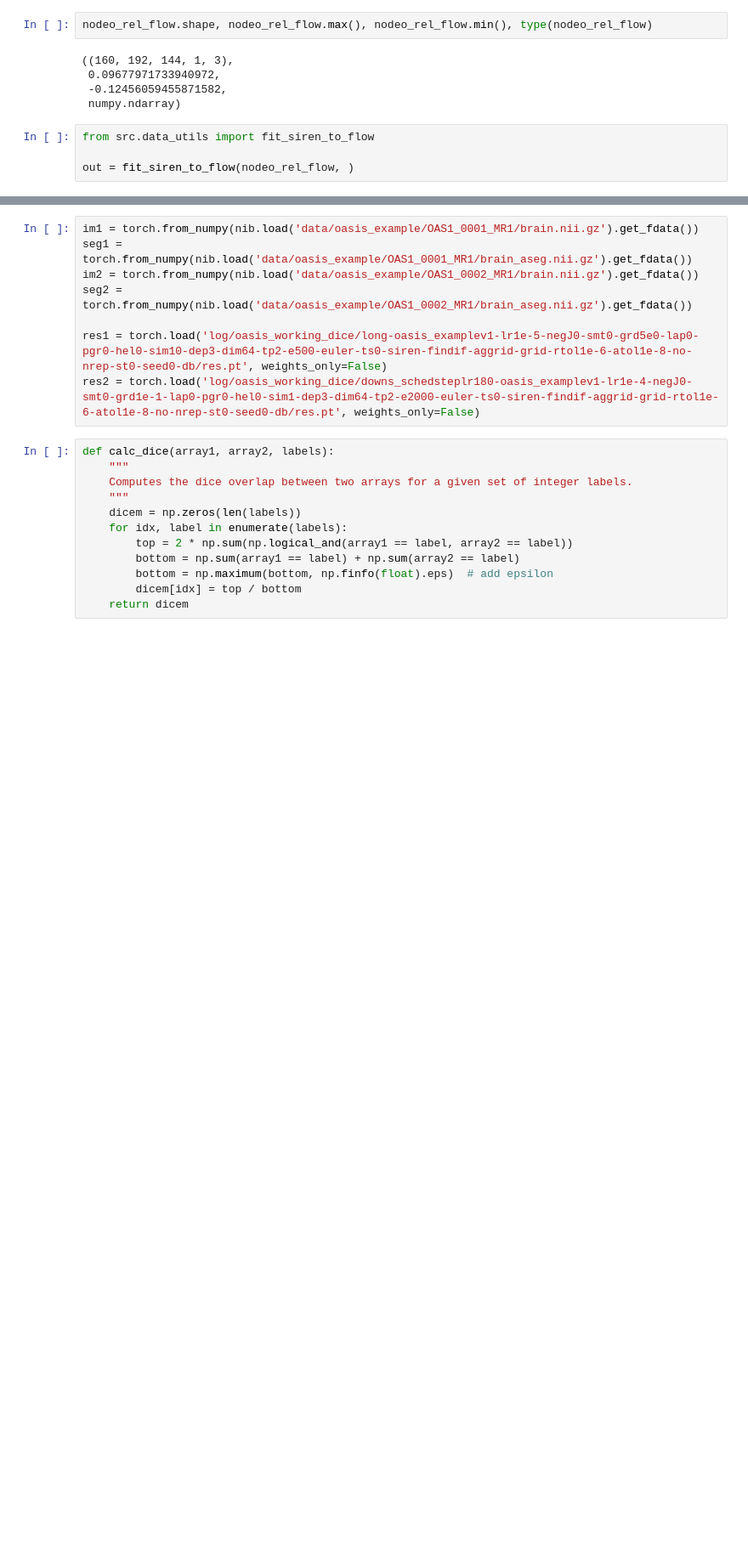
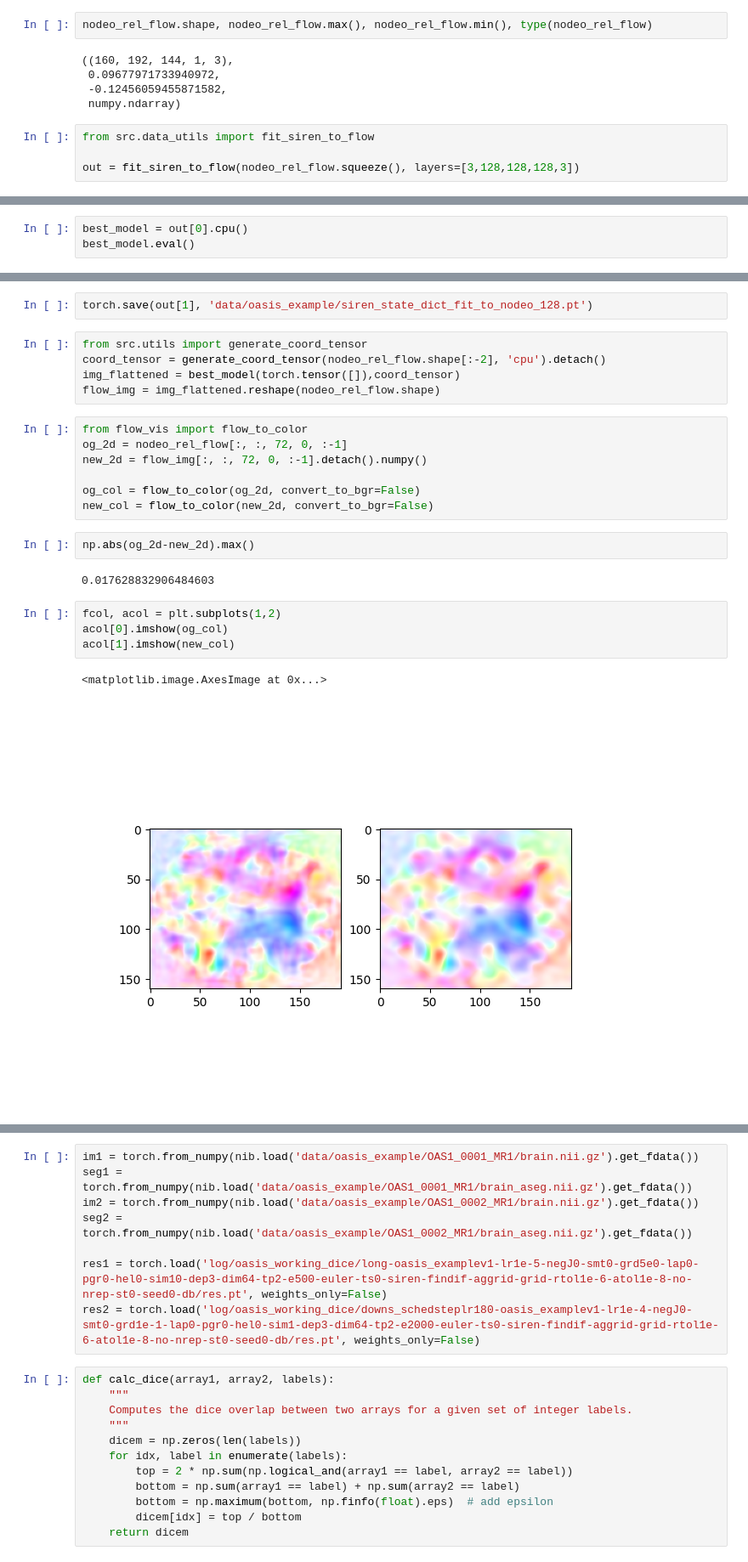
Before and after one commit to somcogo/space_time_reg, a Jupyter notebook: notebook.ipynb, the cells around one changed output, grey strips where cells are left out. Shown: that part at 85% size. Saved outputs shown, nothing was run; the diff lists cells and outputs as text; blank space fills up the shorter version.

```diff
--- a/notebook.ipynb
+++ b/notebook.ipynb
@@ -25,4 +25,4 @@ nodeo_rel_flow.shape, nodeo_rel_flow.max(), nodeo_rel_flow.min(), type(nodeo_rel
 # %%
 from src.data_utils import fit_siren_to_flow
 
-out = fit_siren_to_flow(nodeo_rel_flow, )
+out = fit_siren_to_flow(nodeo_rel_flow.squeeze(), layers=[3,128,128,128,3])
@@ -28,0 +35,3 @@ out = fit_siren_to_flow(nodeo_rel_flow, )
+# %%
+best_model = out[0].cpu()
+best_model.eval()
@@ -28,0 +47,25 @@ out = fit_siren_to_flow(nodeo_rel_flow, )
+# %%
+torch.save(out[1], 'data/oasis_example/siren_state_dict_fit_to_nodeo_128.pt')
+# %%
+from src.utils import generate_coord_tensor
+coord_tensor = generate_coord_tensor(nodeo_rel_flow.shape[:-2], 'cpu').detach()
+img_flattened = best_model(torch.tensor([]),coord_tensor)
+flow_img = img_flattened.reshape(nodeo_rel_flow.shape)
+# %%
+from flow_vis import flow_to_color
+og_2d = nodeo_rel_flow[:, :, 72, 0, :-1]
+new_2d = flow_img[:, :, 72, 0, :-1].detach().numpy()
+
+og_col = flow_to_color(og_2d, convert_to_bgr=False)
+new_col = flow_to_color(new_2d, convert_to_bgr=False)
+# %%
+np.abs(og_2d-new_2d).max()
+# %% [output]
+0.017628832906484603
+# %%
+fcol, acol = plt.subplots(1,2)
+acol[0].imshow(og_col)
+acol[1].imshow(new_col)
+# %% [output]
+<matplotlib.image.AxesImage at 0x...>
+[figure, added]
```
Also changed, not shown: parts of 4 cells of this notebook, 2 other files.
